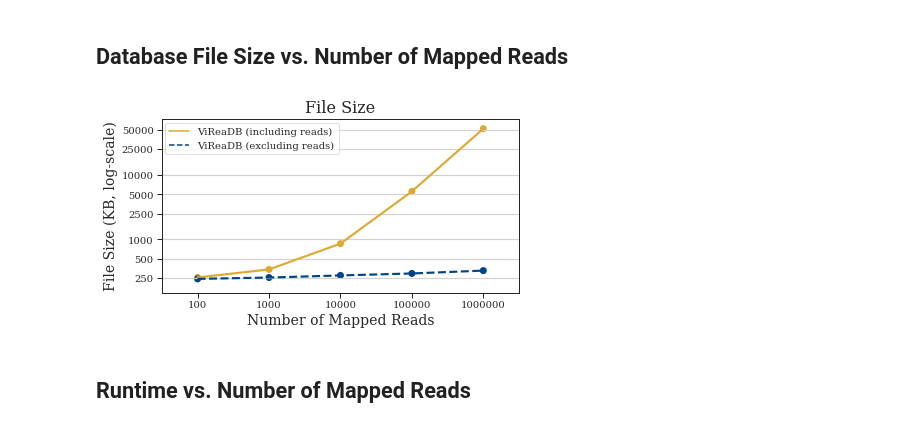
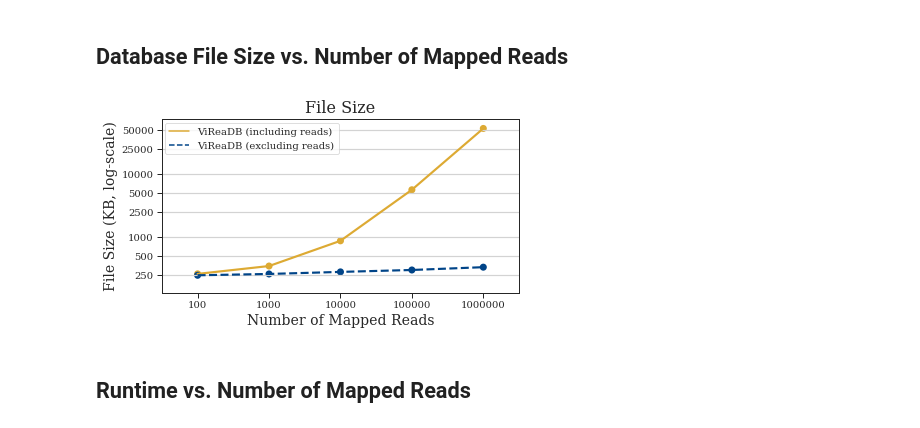
Before and after one commit to niemasd/ViReaDB-Paper, a Jupyter notebook: scripts/Figures.ipynb, the cells around one changed output. Cells and saved outputs as stored; diff of their text form; code cells hidden in the pictures.

Commit message:
Updated figures

```diff
--- a/scripts/Figures.ipynb
+++ b/scripts/Figures.ipynb
@@ -47,29 +47,29 @@ search = {
 # %%
 yticks = [250, 500, 1000, 2500, 5000, 10000, 25000, 50000]
 fig = plt.figure(figsize=(6.4,3.2)); handles = list()
 for y in yticks:
     plt.plot([-100,100], [y,y], color=color['axis_bar'])
 for db_type in ['db', 'db_noreads']:
     handles.append(Line2D([0], [0], color=color[db_type], label=label[db_type], linestyle=linestyle[db_type], linewidth=1.5))
     x = list(); y = list()
     for n in sorted(int(d.split('/')[-1].lstrip('n')) for d in glob('../data/%s/*0' % db_type)):
         for fn in glob('../data/%s/n%d/*.db' % (db_type, n)):
             x.append(n); y.append(getsize(fn) / 1024)
     ax = pointplot(x=x, y=y, color=color[db_type], linestyles=linestyle[db_type])
 ax.set_yscale('log')
 plt.tick_params(axis='y', which='minor')
 ax.yaxis.set_major_formatter(ScalarFormatter())
 ax.minorticks_off()
 ax.set_yticks(yticks)
 plt.xlim(-0.5, len(set(x))-1+0.5)
-plt.ylim(150, 75000)
+plt.ylim(130, 75000)
 plt.title("File Size")
 plt.xlabel("Number of Mapped Reads")
 plt.ylabel("File Size (KB, log-scale)")
 legend = plt.legend(handles=handles,bbox_to_anchor=(0.01, 0.975), loc='upper left', borderaxespad=0., frameon=True)
 fig.savefig('%s/filesize.pdf' % FIGDIR, format='pdf', bbox_inches='tight')
 # %% [output]
-[figure, old version]
+[figure, new version]
 # %% [markdown]
 ## Runtime vs. Number of Mapped Reads
 # %%
```
Also changed, not shown: parts of 4 cells of this notebook, 3 other files.
